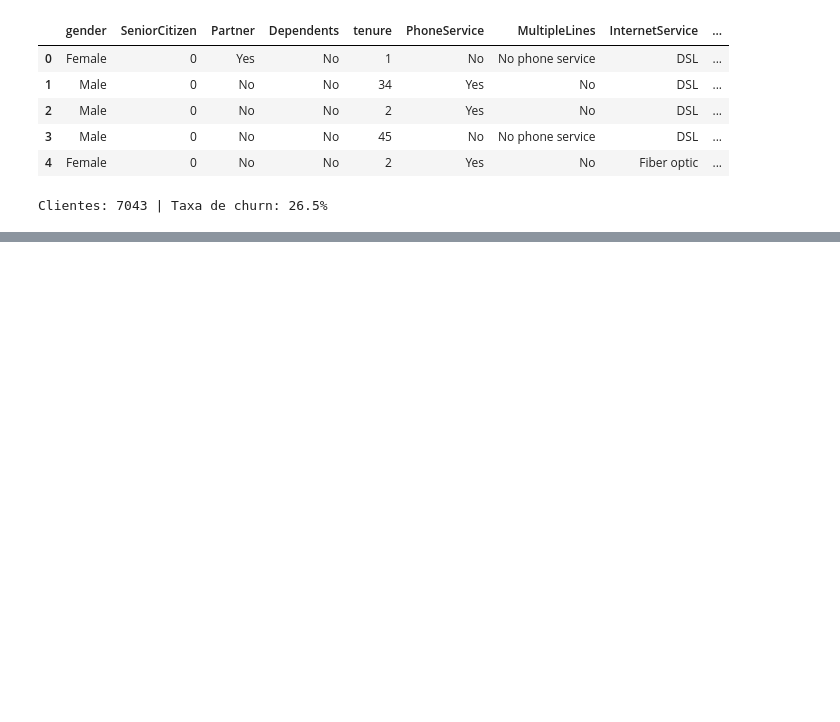
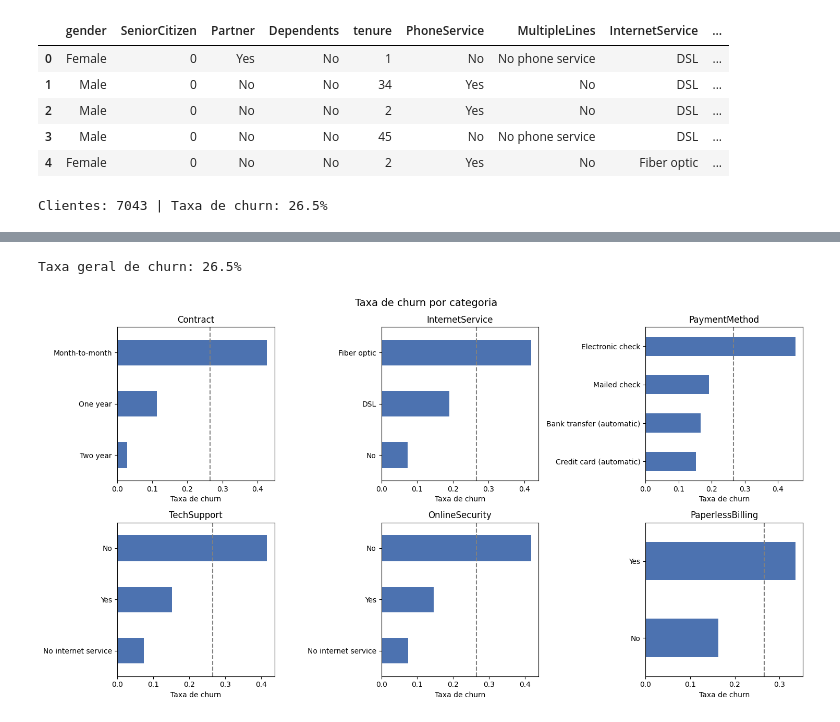
Before and after one commit to FranciscoGSilverio/C318_ML, a Jupyter notebook: churn.ipynb, the cells around one changed output, grey strips where cells are left out. Drawn from its saved outputs; the diff is of its cells as text; code cells hidden in the pictures; blank space fills up the shorter version.

Commit message:
feat(T03): adiciona taxa de churn por categoria (figura 1)

```diff
--- a/churn.ipynb
+++ b/churn.ipynb
@@ -48,0 +53,22 @@ Clientes: 7043 | Taxa de churn: 26.5%
+# %%
+taxa_geral = df['Churn'].mean()
+print(f'Taxa geral de churn: {taxa_geral:.1%}')
+# %% [output]
+Taxa geral de churn: 26.5%
+# %%
+cats = ['Contract', 'InternetService', 'PaymentMethod',
+        'TechSupport', 'OnlineSecurity', 'PaperlessBilling']
+
+fig, axes = plt.subplots(2, 3, figsize=(15, 8))
+for ax, col in zip(axes.flat, cats):
+    df.groupby(col)['Churn'].mean().sort_values().plot.barh(ax=ax, color='#4C72B0')
+    ax.axvline(taxa_geral, ls='--', color='gray')   # referência: média geral
+    ax.set_title(col)
+    ax.set_xlabel('Taxa de churn')
+    ax.set_ylabel('')
+fig.suptitle('Taxa de churn por categoria', fontsize=14)
+fig.tight_layout()
+fig.savefig('figures/01_churn_por_categoria.png', dpi=150, bbox_inches='tight')
+plt.show()
+# %% [output]
+[figure, added]
```
Also changed, not shown: parts of 1 cell of this notebook, 1 other file.
